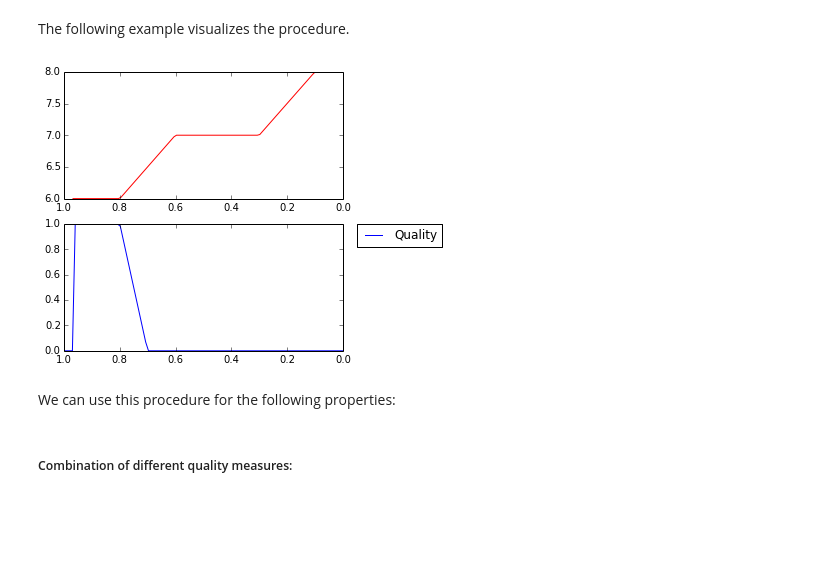
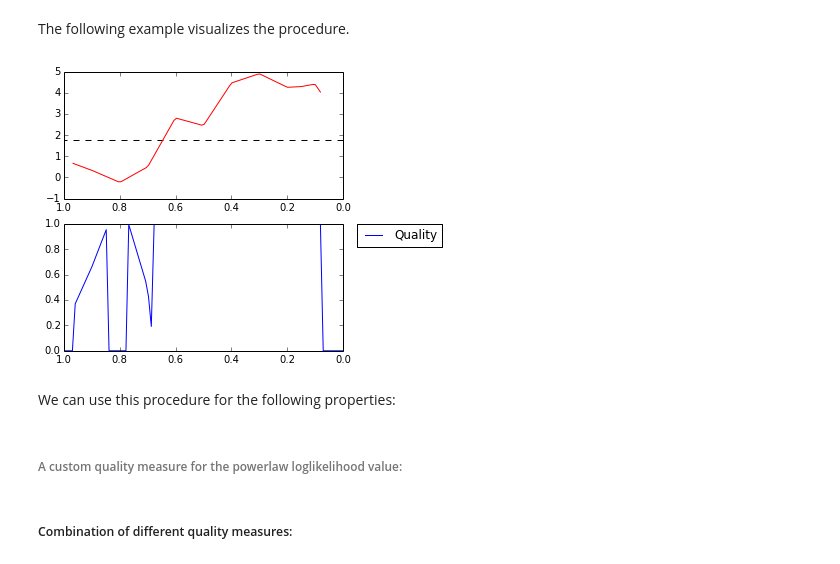
Before and after one commit to kit-parco/networkit-hyperbolic-kd, a Jupyter notebook: Doc/Notebooks/BackboneStatistics.ipynb, the cells around one changed output. Drawn from its saved outputs; the diff is of its cells as text; code cells hidden in the pictures; blank space fills up the shorter version.

```diff
--- a/Doc/Notebooks/BackboneStatistics.ipynb
+++ b/Doc/Notebooks/BackboneStatistics.ipynb
@@ -384,31 +387,31 @@ The following example visualizes the procedure.
 # %%
 fig = plt.figure(figsize=(5, 5), dpi=300)
 
-exampleProp = 'diameter'
+exampleProp = 'powerLawFit'
 
 plt.subplot(211)
 #data of original graph
 yoriginal = getPropertyData(exampleProp, exampleGraph, 'Original')[1][0]
 x1to0 = np.linspace(0.0, 1.0, 100)
 plt.gca().invert_xaxis()
 plt.plot(x1to0, [yoriginal for v in x1to0], "k", ls="--", marker='', label='property Graph')
 
 #Interpolation
 f, lb, ub = getInterpolation(exampleProp, exampleGraph, exampleAlgorithm)
 xLbtoUb = np.linspace(lb, ub, 100)
 plt.plot(xLbtoUb, [f(v) for v in xLbtoUb], "r", ls="-", marker='', label='Interpolated property')
 
 plt.subplot(212)
 plt.gca().invert_xaxis()
 
 #Quality measure
-qm = qualityMeasure_AbsoluteDeviation(exampleProp, exampleGraph, exampleAlgorithm, 0.5)
+qm = qm_powerLawFit(exampleGraph, exampleAlgorithm)
 plt.plot(x1to0, [qm(v) for v in x1to0], "b", ls="-", marker='', label='Quality')
 
 plt.legend(bbox_to_anchor=(1.05, 1), loc=2, borderaxespad=0.)
 plt.show()
 # %% [output]
-[figure, old version]
+[figure, new version]
 # %% [markdown]
 We can use this procedure for the following properties:
 # %%
@@ -421,3 +424,5 @@ qm_numCommunities = lambda graph, algorithm: qualityMeasure_RelativeDeviation('n
 #qm_cpvDistance = lambda graph, algorithm: qualityMeasure_PositiveReals('cpvDistanceNormalized', graph, algorithm, 3.0)
 #qm_numCommunities = lambda graph, algorithm: qualityMeasure_PositiveReals('numCommunities', graph, algorithm, MAXF_NUMC)
 #qm_betweenness = lambda graph, algorithm: qualityMeasure_PositiveReals('centralityBetweenness', graph, algorithm, MAXF_BETWEENNESS)
+# %% [markdown]
+###### A custom quality measure for the powerlaw loglikelihood value:
```
Also changed, not shown: parts of 11 cells of this notebook.
